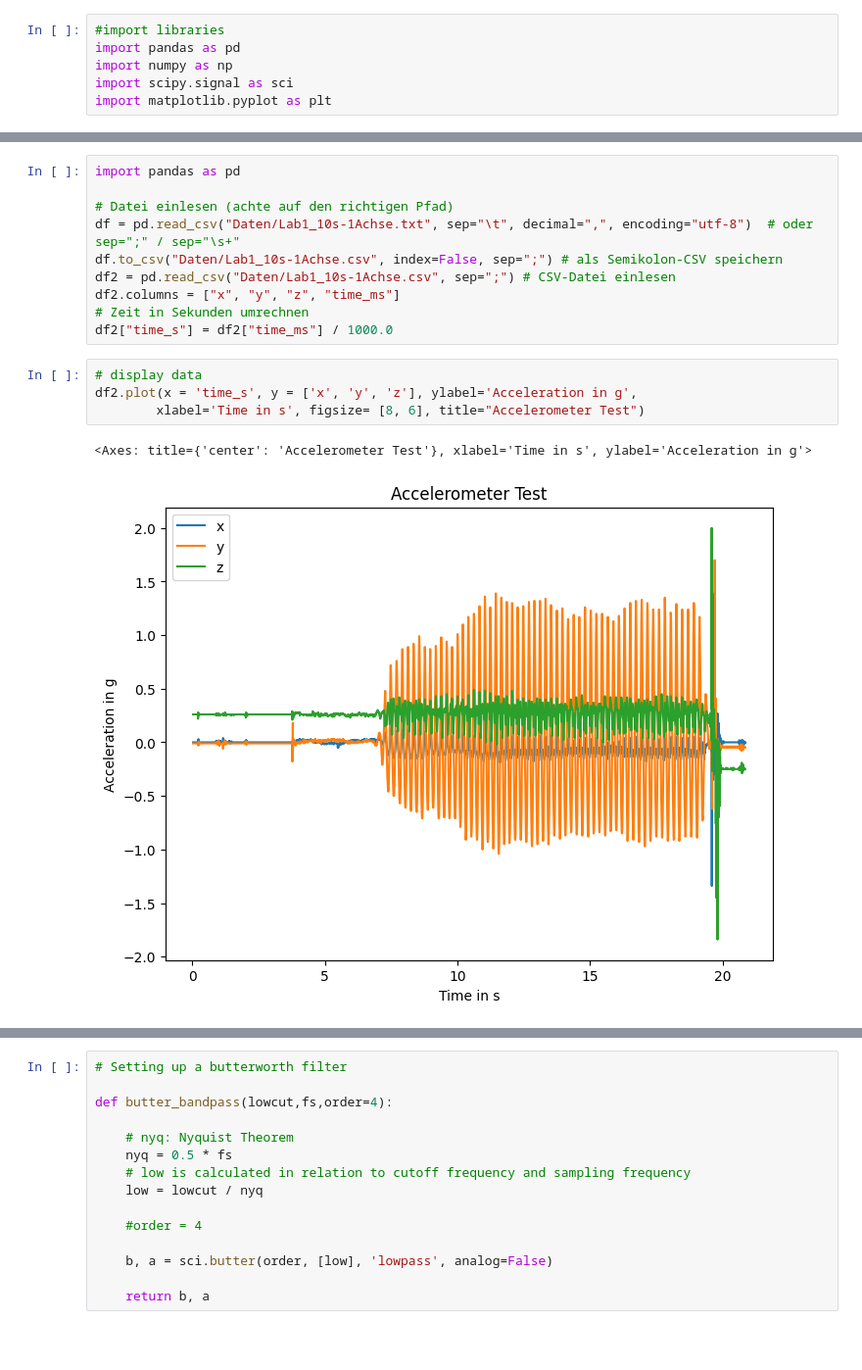
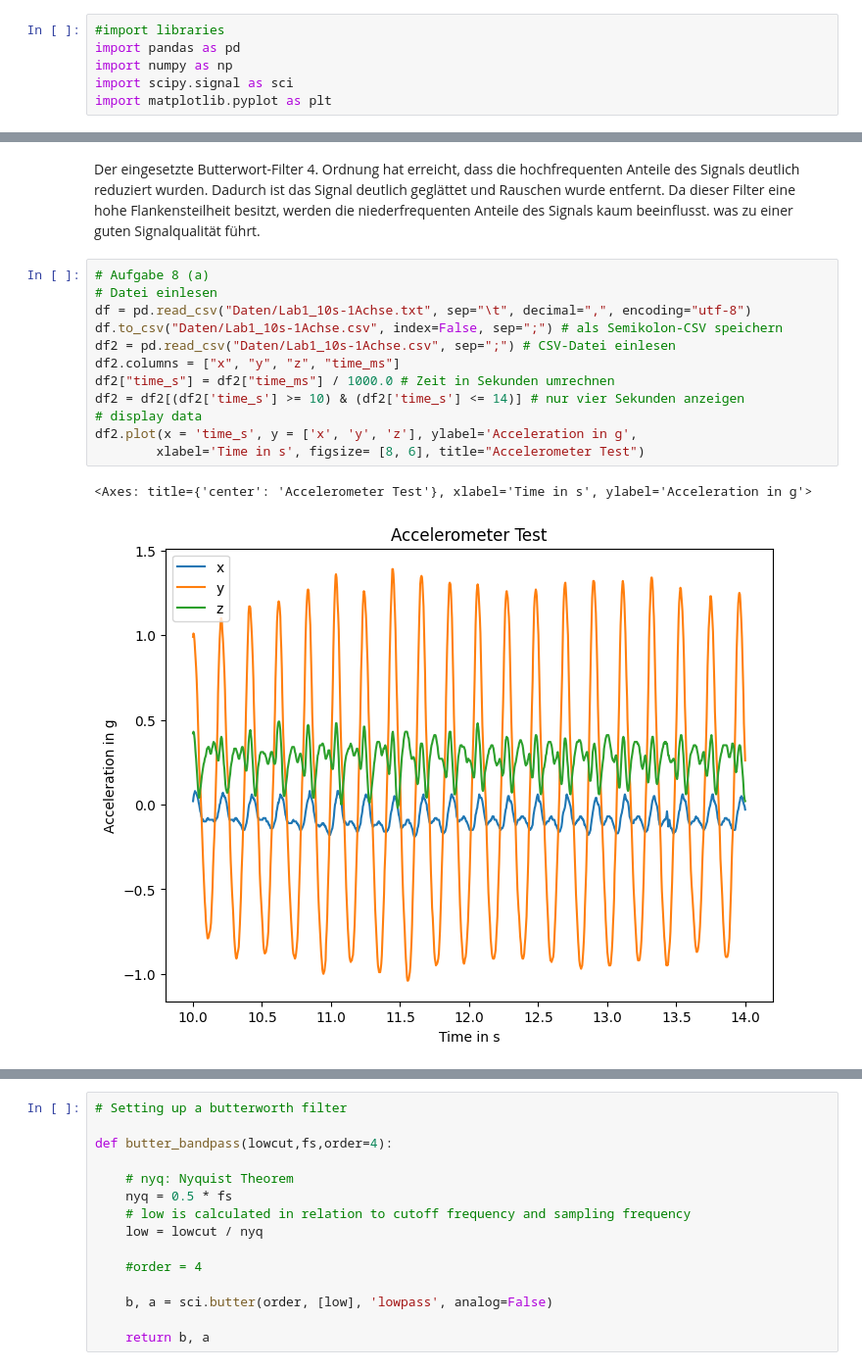
Before and after one commit to MaierElias/Labor_Biosignalverarbeitung, a Jupyter notebook: Labor_1/P1_Visualisierung_Messdaten.ipynb, the cells around one changed output, grey strips where cells are left out. Shown at 98% size. Saved outputs shown, nothing was run; the diff lists cells and outputs as text; blank space fills up the shorter version.

```diff
--- a/Labor_1/P1_Visualisierung_Messdaten.ipynb
+++ b/Labor_1/P1_Visualisierung_Messdaten.ipynb
@@ -11,17 +47,17 @@ import matplotlib.pyplot as plt
+# %% [markdown]
+Der eingesetzte Butterwort-Filter 4. Ordnung hat erreicht, dass die hochfrequenten Anteile des Signals deutlich reduziert wurden. Dadurch ist das Signal deutlich geglättet und Rauschen wurde entfernt. Da dieser Filter eine hohe Flankensteilheit besitzt, werden die niederfrequenten Anteile des Signals kaum beeinflusst. was zu einer guten Signalqualität führt.
 # %%
-import pandas as pd
-
-# Datei einlesen (achte auf den richtigen Pfad)
-df = pd.read_csv("Daten/Lab1_10s-1Achse.txt", sep="\t", decimal=",", encoding="utf-8")  # oder sep=";" / sep="\s+"
+# Aufgabe 8 (a)
+# Datei einlesen
+df = pd.read_csv("Daten/Lab1_10s-1Achse.txt", sep="\t", decimal=",", encoding="utf-8")
 df.to_csv("Daten/Lab1_10s-1Achse.csv", index=False, sep=";") # als Semikolon-CSV speichern
 df2 = pd.read_csv("Daten/Lab1_10s-1Achse.csv", sep=";") # CSV-Datei einlesen
 df2.columns = ["x", "y", "z", "time_ms"]
-# Zeit in Sekunden umrechnen
-df2["time_s"] = df2["time_ms"] / 1000.0
+df2["time_s"] = df2["time_ms"] / 1000.0 # Zeit in Sekunden umrechnen
+df2 = df2[(df2['time_s'] >= 10) & (df2['time_s'] <= 14)] # nur vier Sekunden anzeigen
+# display data
+df2.plot(x = 'time_s', y = ['x', 'y', 'z'], ylabel='Acceleration in g',
+        xlabel='Time in s', figsize= [8, 6], title="Accelerometer Test")
+# %% [output]
+<Axes: title={'center': 'Accelerometer Test'}, xlabel='Time in s', ylabel='Acceleration in g'>
+[figure, added]
-# %%
-# display data
-df2.plot(x = 'time_s', y = ['x', 'y', 'z'], ylabel='Acceleration in g',
-        xlabel='Time in s', figsize= [8, 6], title="Accelerometer Test")
-# %% [output]
-<Axes: title={'center': 'Accelerometer Test'}, xlabel='Time in s', ylabel='Acceleration in g'>
-[figure, removed]
```
Also changed, not shown: parts of 8 cells of this notebook, 2 other files.
